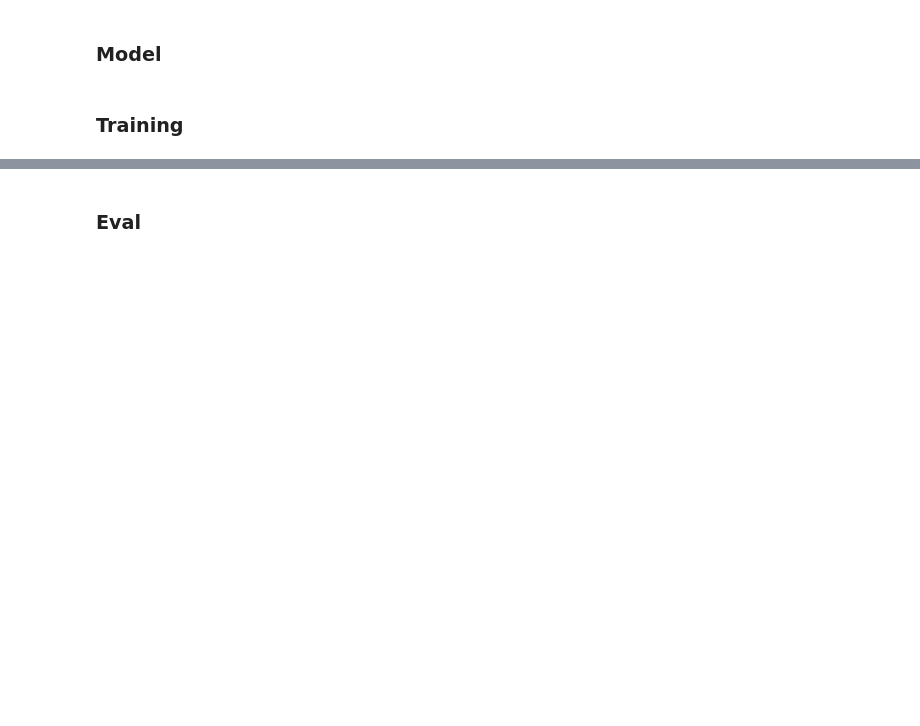
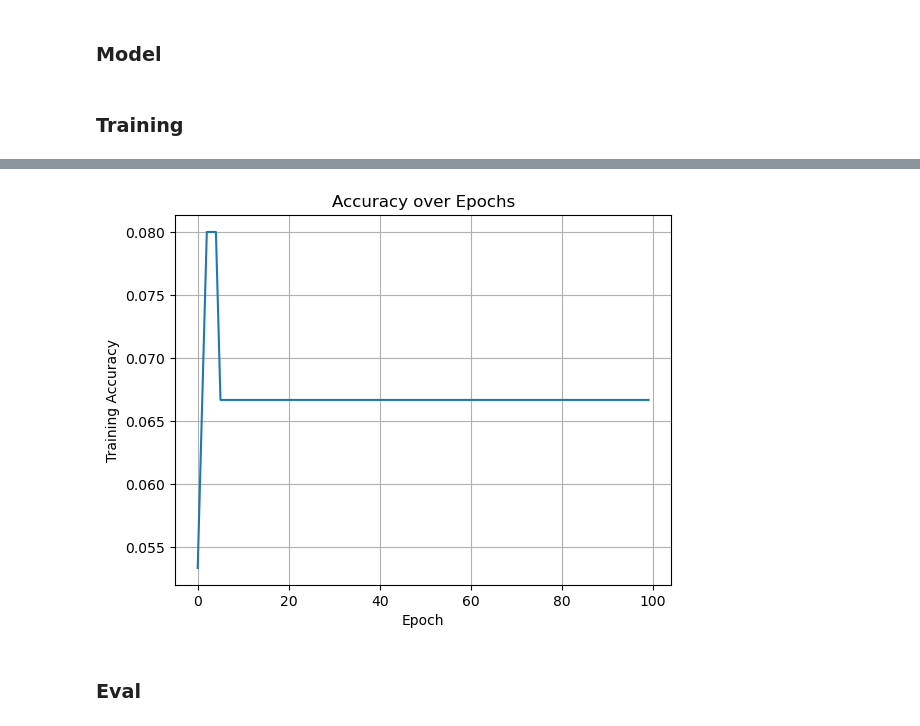
Before and after one commit to sanyan014/ds4420_project, a Jupyter notebook: code/mlp.ipynb, the cells around one changed output, grey strips where cells are left out. Saved outputs shown, nothing was run; the diff lists cells and outputs as text; code cells hidden in the pictures; blank space fills up the shorter version.

```diff
--- a/mlp.ipynb
+++ b/code/mlp.ipynb
@@ -139,3 +141,12 @@ plt.show()
+# %%
+plt.plot(accuracy)
+plt.xlabel("Epoch")
+plt.ylabel("Training Accuracy")
+plt.title("Accuracy over Epochs")
+plt.grid(True)
+plt.show()
+# %% [output]
+[figure, added]
 # %% [markdown]
 ### Eval
 # %%
```
Also changed, not shown: parts of 3 cells of this notebook, 12 other files.
